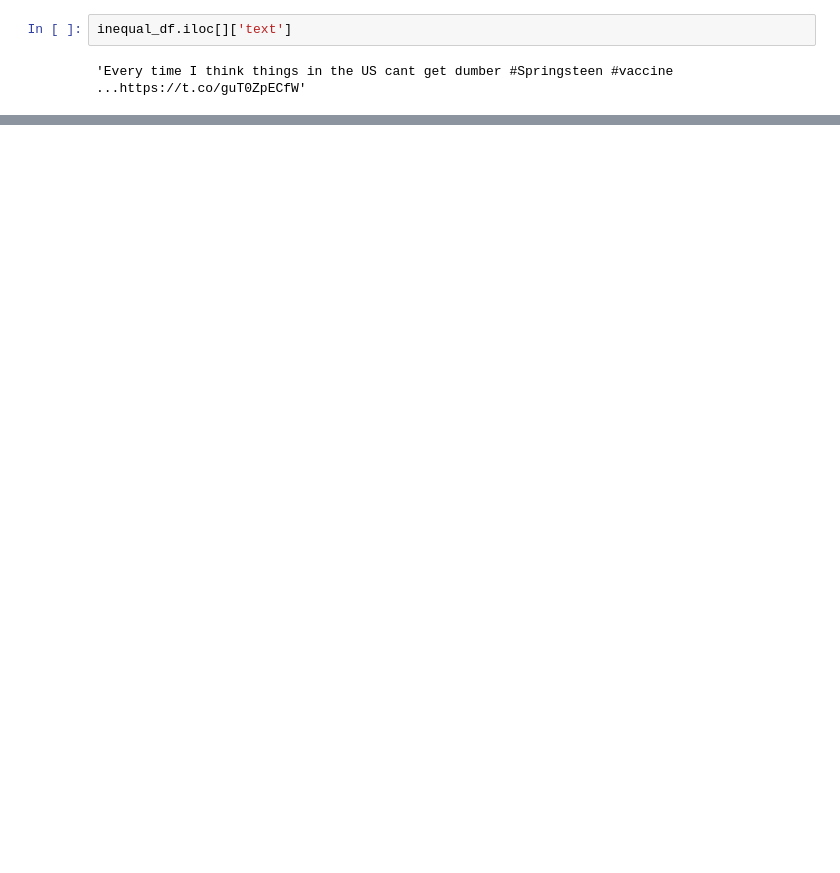
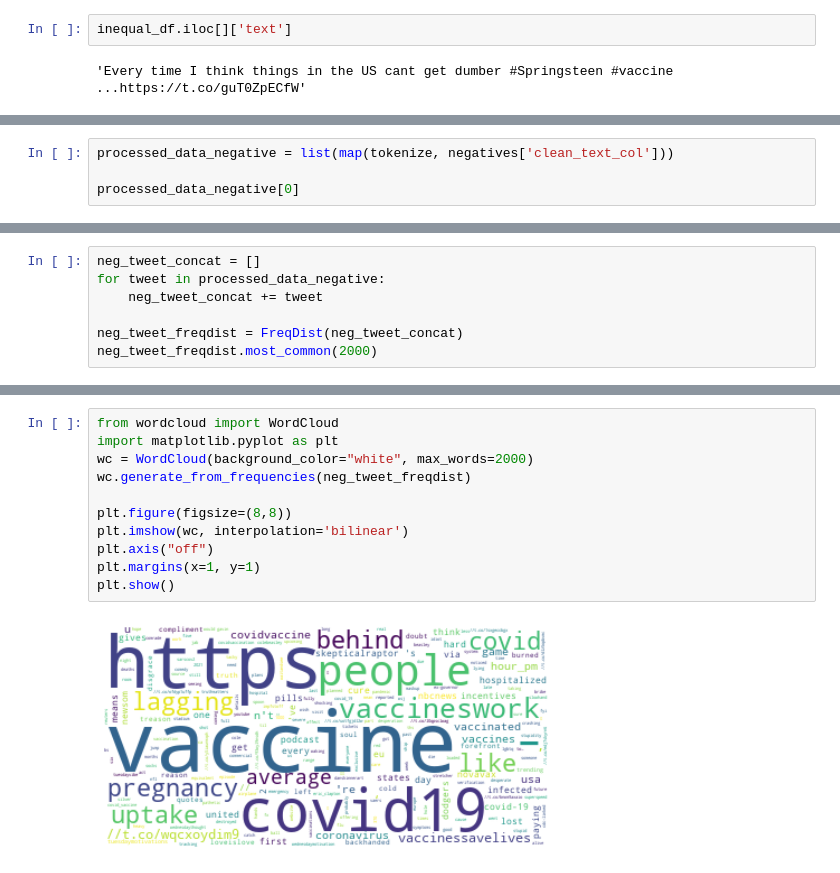
Before and after one commit to christisarv/2021-covid-vaccine-analysis, a Jupyter notebook: Sentiment_Scratch.ipynb, the cells around one changed output, grey strips where cells are left out. Drawn from its saved outputs; the diff is of its cells as text; blank space fills up the shorter version.

```diff
--- a/Sentiment_Scratch.ipynb
+++ b/Sentiment_Scratch.ipynb
@@ -106,0 +182,4 @@ df.tb_sentiment.value_counts().plot(kind='bar',title="Textblob Sentiment Analysi
+# %%
+processed_data_negative = list(map(tokenize, negatives['clean_text_col']))
+
+processed_data_negative[0]
@@ -106,0 +229,7 @@ df.tb_sentiment.value_counts().plot(kind='bar',title="Textblob Sentiment Analysi
+# %%
+neg_tweet_concat = []
+for tweet in processed_data_negative:
+    neg_tweet_concat += tweet
+
+neg_tweet_freqdist = FreqDist(neg_tweet_concat)
+neg_tweet_freqdist.most_common(2000)
@@ -106,0 +267,13 @@ df.tb_sentiment.value_counts().plot(kind='bar',title="Textblob Sentiment Analysi
+# %%
+from wordcloud import WordCloud
+import matplotlib.pyplot as plt
+wc = WordCloud(background_color="white", max_words=2000)
+wc.generate_from_frequencies(neg_tweet_freqdist)
+
+plt.figure(figsize=(8,8))
+plt.imshow(wc, interpolation='bilinear')
+plt.axis("off")
+plt.margins(x=1, y=1)
+plt.show()
+# %% [output]
+[figure, added]
```
Also changed, not shown: parts of 21 cells of this notebook.
